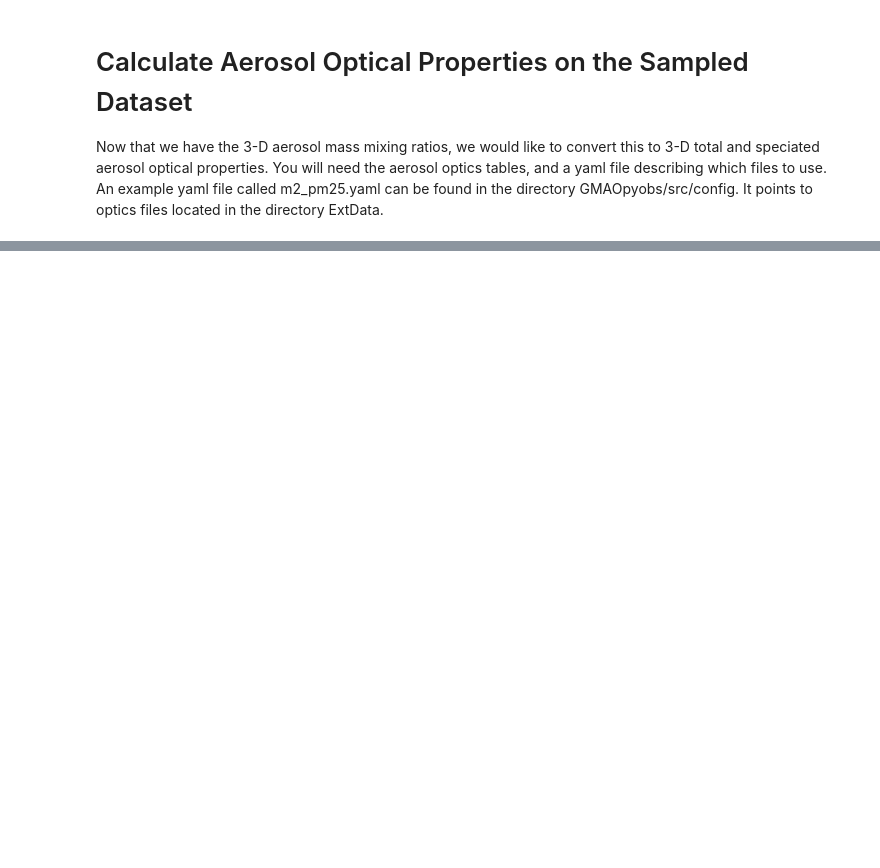
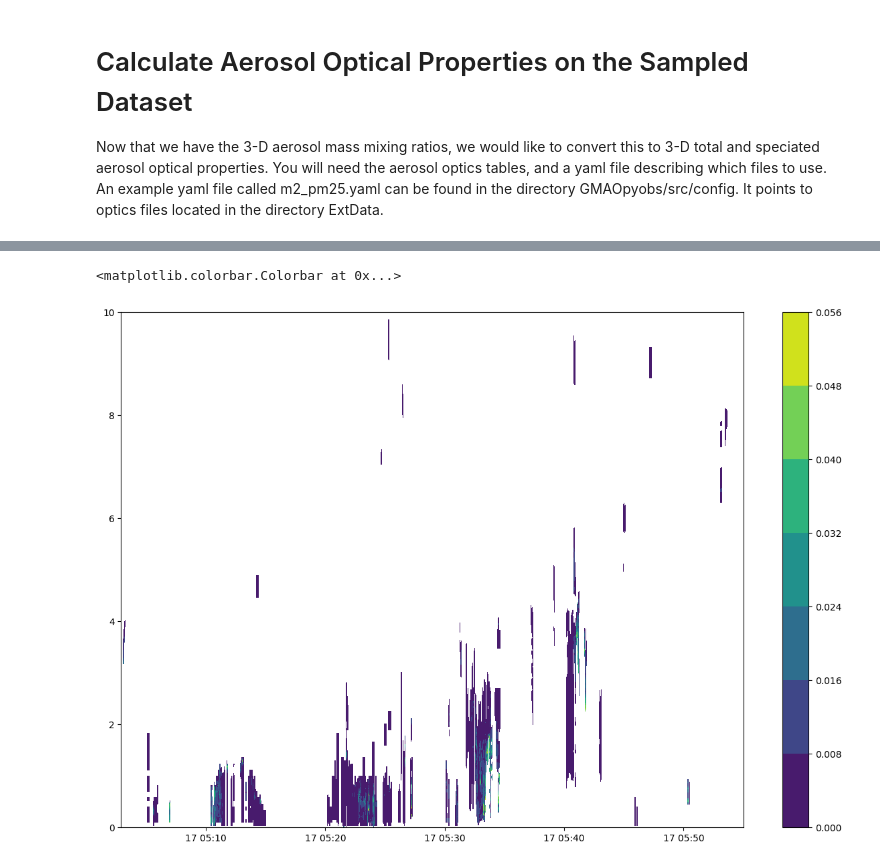
Before and after one commit to GEOS-ESM/GMAOpyobs, a Jupyter notebook: src/Notebooks/sampler_examples/calipso_sampler.ipynb, the cells around one changed output, grey strips where cells are left out. Saved outputs shown, nothing was run; the diff lists cells and outputs as text; code cells hidden in the pictures; blank space fills up the shorter version.

Commit message:
update calipso notebook

```diff
--- a/src/Notebooks/sampler_examples/calipso_sampler.ipynb
+++ b/src/Notebooks/sampler_examples/calipso_sampler.ipynb
@@ -163,0 +203,21 @@ plt.colorbar(im,ax=ax)
+# %%
+# Plot CALIPSO 532 nm Backscatter
+
+# Get the CALIPSO vertical coordinate
+npts, nstats = caldata.surfelev.shape
+nlev = len(caldata.alt)
+caldata.z = np.transpose(caldata.surfelev[:,2] + np.repeat(caldata.alt.reshape(nlev,1),npts,axis=1))
+
+# Get time coordinate
+time = caldata.time
+ntime = len(time)
+time = np.repeat(time.reshape(ntime,1),nlev,axis=1)
+
+# Plotting part
+fig, ax = plt.subplots(figsize=(15, 10))
+im = ax.contourf(time,caldata.z,caldata.tback)
+ax.set_ylim(0,10)
+plt.colorbar(im,ax=ax)
+# %% [output]
+<matplotlib.colorbar.Colorbar at 0x...>
+[figure, added]
```
Also changed, not shown: parts of 17 cells of this notebook.
